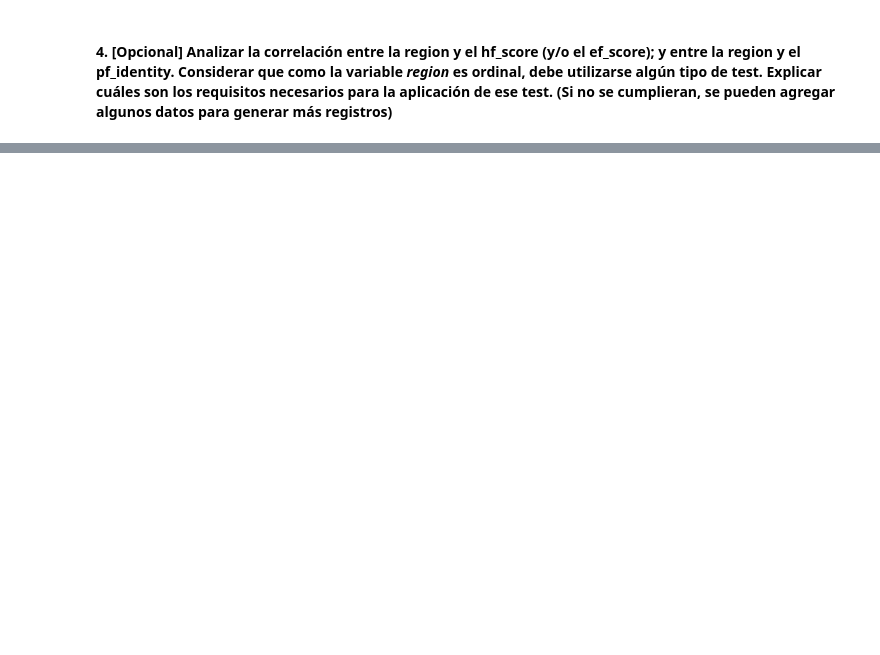
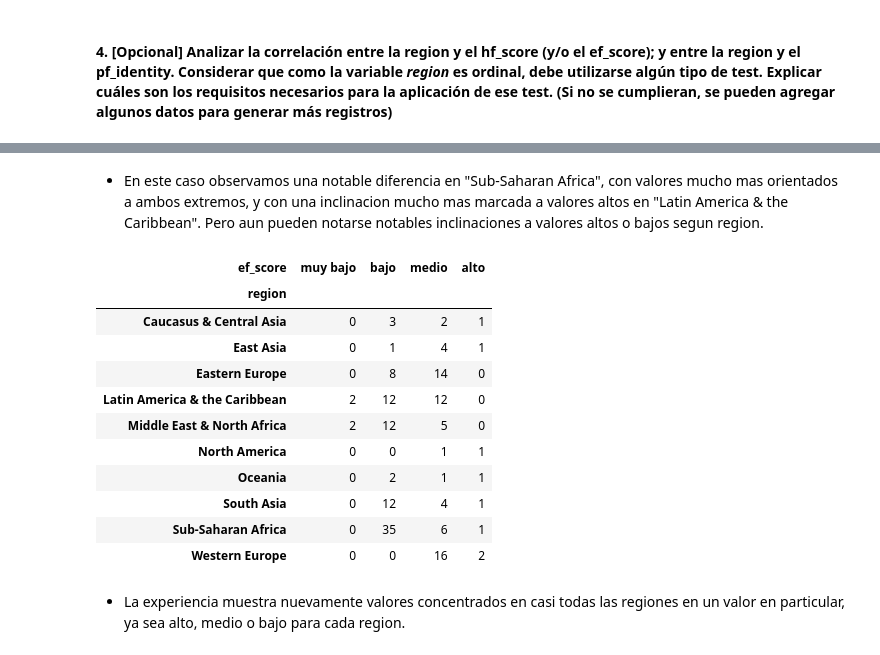
Before and after one commit to manquius/diplodatos_ayv, a Jupyter notebook: 02_practico_I.ipynb, the cells around one changed output, grey strips where cells are left out. Drawn from its saved outputs; the diff is of its cells as text; code cells hidden in the pictures; blank space fills up the shorter version.

```diff
--- a/02_practico_I.ipynb
+++ b/02_practico_I.ipynb
@@ -760,0 +842,20 @@ Utilizando spearmanr vemos que para los casos de combinación de estas variable,
+# %% [markdown]
+- En este caso observamos una notable diferencia en "Sub-Saharan Africa", con valores mucho mas orientados a ambos extremos, y con una inclinacion mucho mas marcada a valores altos en "Latin America & the Caribbean". Pero aun pueden notarse notables inclinaciones a valores altos o bajos segun region.
+# %%
+c = to_categorical(dataset_2016['ef_score'])
+pandas.crosstab(index=dataset_2016["region"],columns=c)
+# %% [output]
+| ef_score | muy bajo | bajo | medio | alto |
+| region |  |  |  |  |
+| Caucasus & Central Asia | 0 | 3 | 2 | 1 |
+| East Asia | 0 | 1 | 4 | 1 |
+| Eastern Europe | 0 | 8 | 14 | 0 |
+| Latin America & the Caribbean | 2 | 12 | 12 | 0 |
+| Middle East & North Africa | 2 | 12 | 5 | 0 |
+| North America | 0 | 0 | 1 | 1 |
+| Oceania | 0 | 2 | 1 | 1 |
+| South Asia | 0 | 12 | 4 | 1 |
+| Sub-Saharan Africa | 0 | 35 | 6 | 1 |
+| Western Europe | 0 | 0 | 16 | 2 |
+# %% [markdown]
+- La experiencia muestra nuevamente valores concentrados en casi todas las regiones en un valor en particular, ya sea alto, medio o bajo para cada region.
```
Also changed, not shown: parts of 15 cells of this notebook.
